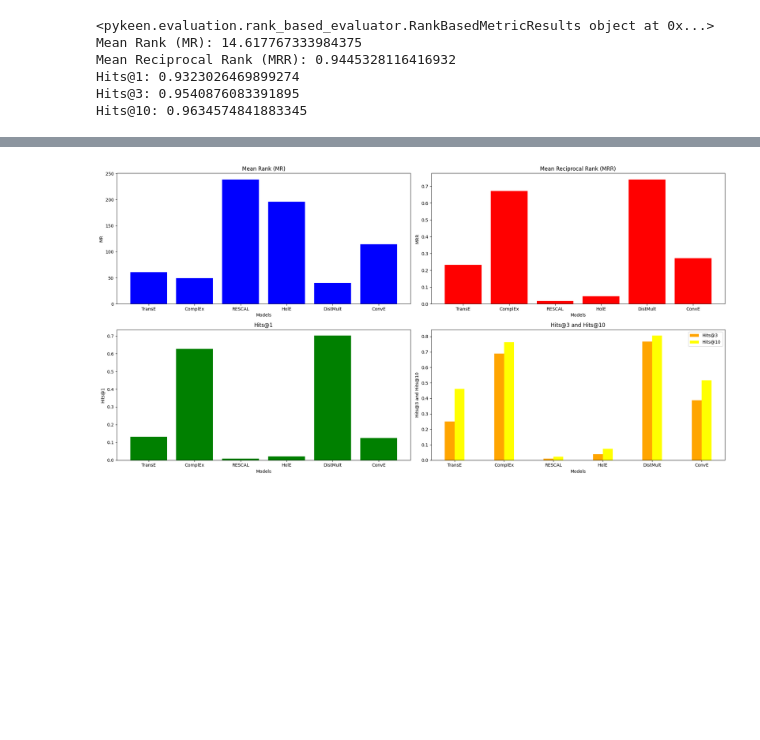
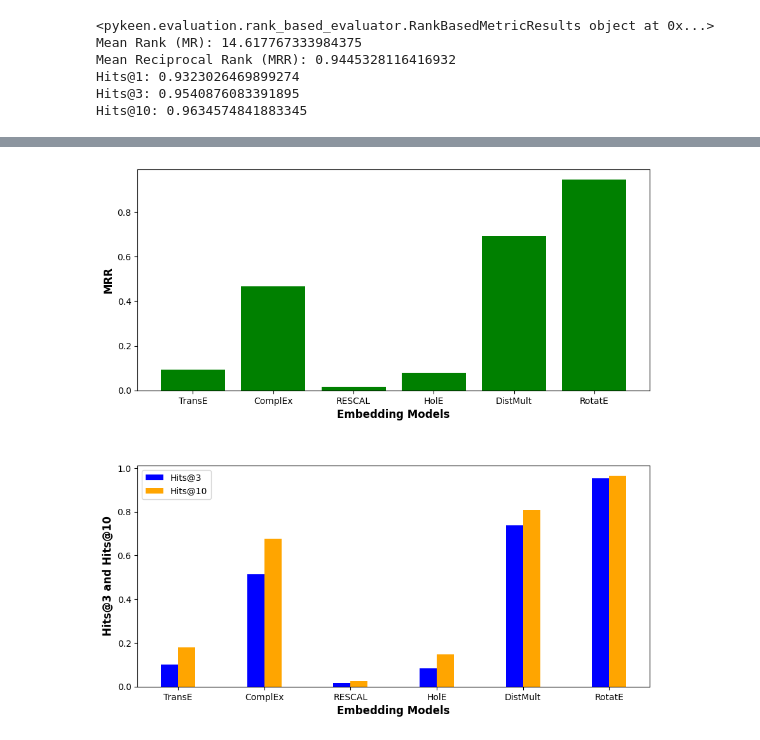
Before and after one commit to amulyamarali/Capstone, a Jupyter notebook: experiment/scripts/metrics.ipynb, the cells around one changed output, grey strips where cells are left out. Cells and saved outputs as stored; diff of their text form; code cells hidden in the pictures; blank space fills up the shorter version.

Commit message:
new models all ready

```diff
--- a/experiment/scripts/metrics.ipynb
+++ b/experiment/scripts/metrics.ipynb
@@ -163,7 +163,7 @@ Hits@10: 0.021131805157593123
 # %% [markdown]
 HOLE EMBEDDING
 # %%
-file_path = '../models/hole_model.pth'
+file_path = '../new_models/hole_fbk_model.pth'
 model = torch.load(file_path, map_location=torch.device('cpu'))
 
 # Convert to numpy array
@@ -213,7 +213,7 @@ Hits@10: 0.07414040114613181
 # %% [markdown]
 DISTMULT EMBEDDING
 # %%
-file_path = '../models/distmult_model.pth'
+file_path = '../new_models/distmult_fbk_model.pth'
 model = torch.load(file_path, map_location=torch.device('cpu'))
 
 # Convert to numpy array
@@ -262,7 +262,7 @@ Hits@10: 0.8051575931232091
 # %% [markdown]
 ### RotatE Model
 # %%
-file_path = '../models/rotate2.pth'
+file_path = '../new_models/rotate_fbk_model.pth'
 model = torch.load(file_path, map_location=torch.device('cpu'))
 
 # Convert to numpy array
@@ -309,8 +309,8 @@ Hits@1: 0.9323026469899274
 Hits@3: 0.9540876083391895
 Hits@10: 0.9634574841883345
 # %%
-mr.append(114.52686309814453)
-mrr.append(0.27203553915023804)
-hits_1.append(0.12535816618911175)
-hits_3.append(0.3875358166189112)
-hits_10.append(0.5171919770773639)
+# mr.append(114.52686309814453)
+# mrr.append(0.27203553915023804)
+# hits_1.append(0.12535816618911175)
+# hits_3.append(0.3875358166189112)
+# hits_10.append(0.5171919770773639)
@@ -317,46 +360,33 @@ hits_10.append(0.5171919770773639)
 # %%
 import matplotlib.pyplot as plt
 
-models = ['TransE', 'ComplEx', 'RESCAL', 'HolE', 'DistMult', 'ConvE']
+models = ['TransE', 'ComplEx', 'RESCAL', 'HolE', 'DistMult', 'RotatE']
 
-
-fig, ax = plt.subplots(2, 2, figsize=(20, 10))
-
-# Mean Rank
-ax[0, 0].bar(models, mr, color='blue')
-ax[0, 0].set_title('Mean Rank (MR)')
-ax[0, 0].set_xlabel('Models')
-ax[0, 0].set_ylabel('MR')
+fig, ax = plt.subplots(2, 1, figsize=(10, 10))
 
 # Mean Reciprocal Rank
-ax[0, 1].bar(models, mrr, color='red')
-ax[0, 1].set_title('Mean Reciprocal Rank (MRR)')
-ax[0, 1].set_xlabel('Models')
-ax[0, 1].set_ylabel('MRR')
-
-# Hits@1
-ax[1, 0].bar(models, hits_1, color='green')
-ax[1, 0].set_title('Hits@1')
-ax[1, 0].set_xlabel('Models')
-ax[1, 0].set_ylabel('Hits@1')
+ax[0].bar(models, mrr, color='green')
+# ax[0].set_title('Mean Reciprocal Rank (MRR)')
+ax[0].set_xlabel('Embedding Models', fontsize=12, fontweight='bold')
+ax[0].set_ylabel('MRR', fontsize=12, fontweight='bold')
 
 # Hits@3 and Hits@10 - Adjusted for overlapping bars
 # Note: Adjusting the position for clear visualization
 positions = range(len(models))  # Positions for the models
 width = 0.2  # Width of the bars
 
 # Plotting Hits@3 and Hits@10 with adjusted positions for clarity
-ax[1, 1].bar([p - width/2 for p in positions], hits_3, width=width, color='orange', label='Hits@3')
-ax[1, 1].bar([p + width/2 for p in positions], hits_10, width=width, color='yellow', label='Hits@10')
+ax[1].bar([p - width/2 for p in positions], hits_3, width=width, color='blue', label='Hits@3')
+ax[1].bar([p + width/2 for p in positions], hits_10, width=width, color='orange', label='Hits@10')
 
-ax[1, 1].set_title('Hits@3 and Hits@10')
-ax[1, 1].set_xlabel('Models')
-ax[1, 1].set_ylabel('Hits@3 and Hits@10')
-ax[1, 1].legend()
-ax[1, 1].set_xticks(positions)
-ax[1, 1].set_xticklabels(models)
+# ax[1].set_title('Hits@3 and Hits@10')
+ax[1].set_xlabel('Embedding Models', fontsize=12, fontweight='bold')
+ax[1].set_ylabel('Hits@3 and Hits@10', fontsize=12, fontweight='bold')
+ax[1].legend()
+ax[1].set_xticks(positions)
+ax[1].set_xticklabels(models)
 
-plt.tight_layout()
+plt.tight_layout(pad=5.0)
 plt.show()
 # %% [output]
-[figure, old version]
+[figure, new version]
```
Also changed, not shown: parts of 7 cells of this notebook, 10 other files.
